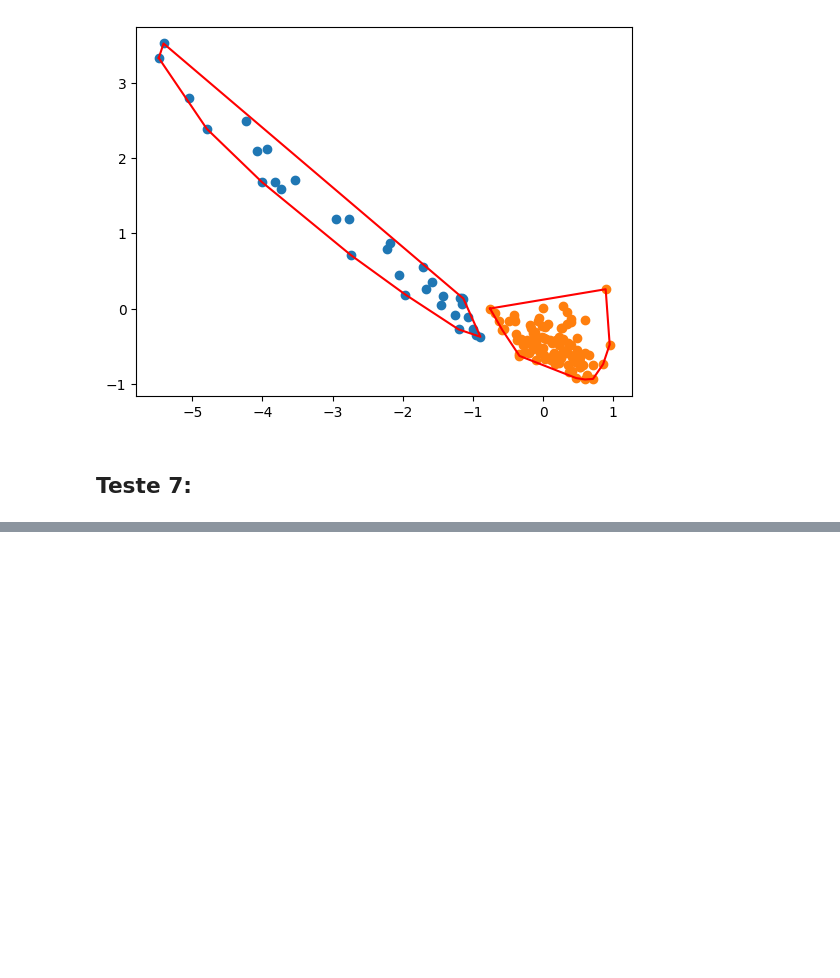
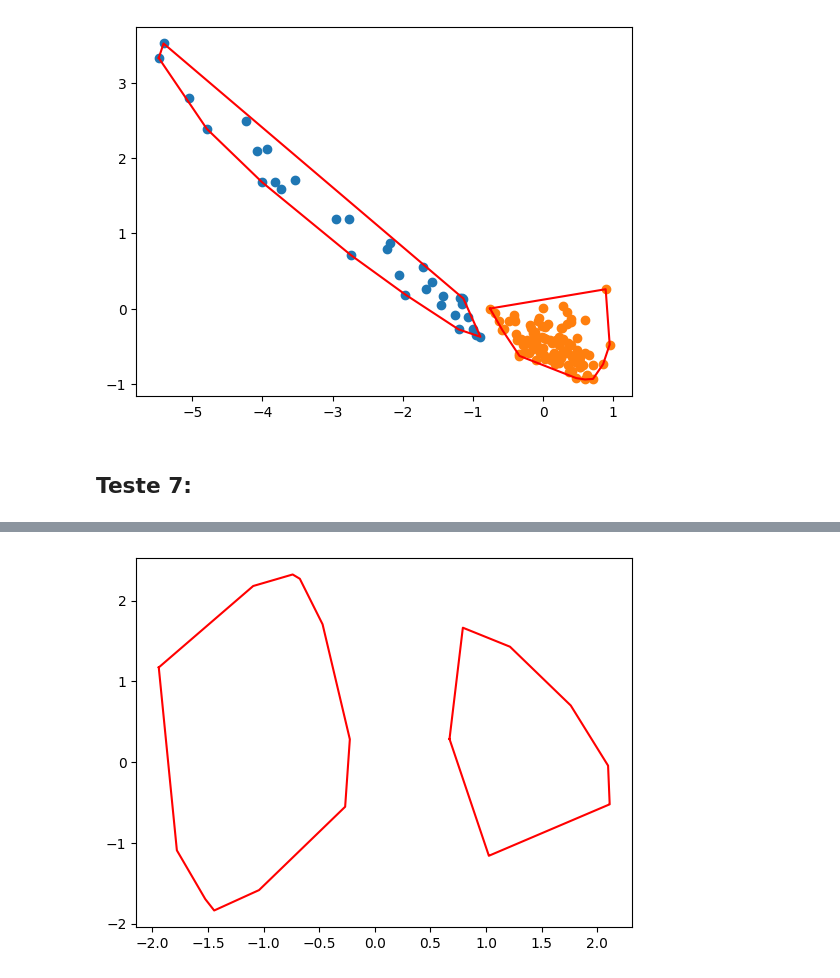
Before and after one commit to MFreyaG/Machine-learning-with-convex-hull, a Jupyter notebook: tp1_alg2.ipynb, the cells around one changed output, grey strips where cells are left out. Saved outputs shown, nothing was run; the diff lists cells and outputs as text; code cells hidden in the pictures; blank space fills up the shorter version.

```diff
--- a/tp1_alg2.ipynb
+++ b/tp1_alg2.ipynb
@@ -669,0 +685,22 @@ plt.show()
+# %%
+phoneme_df = pd.read_csv('datasets/zoo.csv')
+phoneme_type = phoneme_df['Type']
+
+phoneme_df.drop(columns=['Type'], inplace=True)
+phoneme_reduced = PCA(n_components=2).fit_transform(phoneme_df)
+
+phoneme_set = []
+non_phoneme_set = []
+index = 0
+for ring in phoneme_type:
+    if ring == 1:
+        phoneme_set.append(Point(phoneme_reduced[index][0], phoneme_reduced[index][1]))
+    else:
+        non_phoneme_set.append(Point(phoneme_reduced[index][0], phoneme_reduced[index][1]))
+    index+=1
+
+DataPlot.hull_plot(phoneme_set, color="red")
+DataPlot.hull_plot(non_phoneme_set, color="red")
+plt.show()
+# %% [output]
+[figure, added]
```
Also changed, not shown: parts of 11 cells of this notebook, 4 other files.
